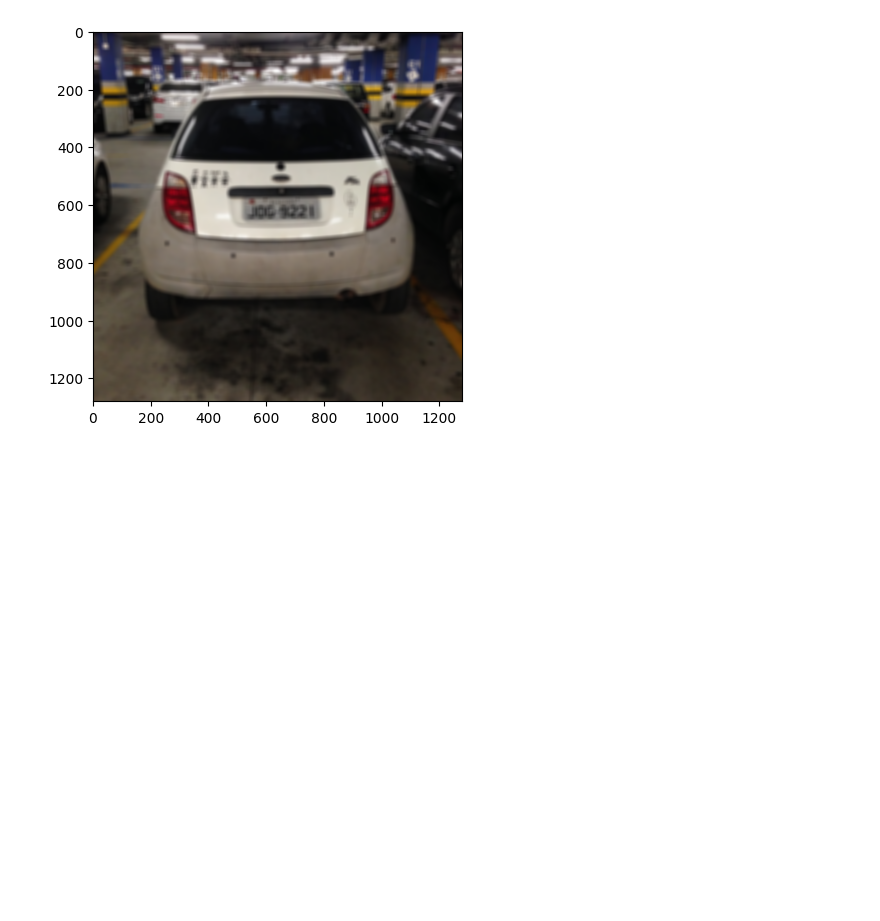
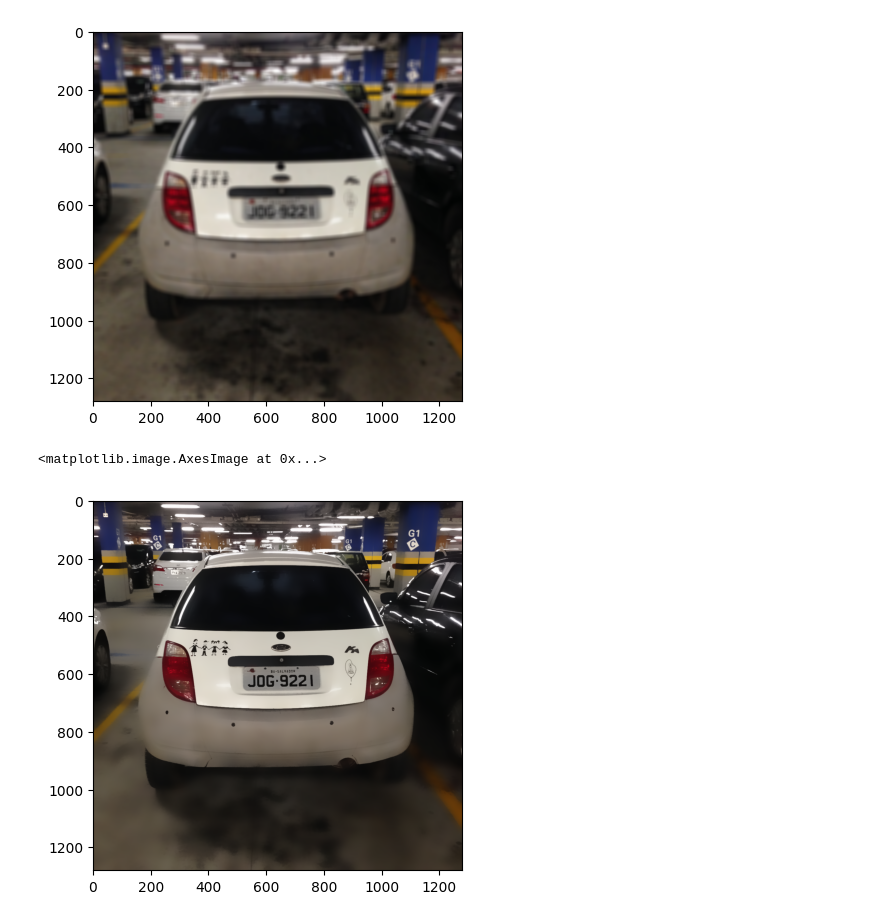
Before and after one commit to SimpleANPR/anpr, a Jupyter notebook: filters_test.ipynb, the cells around one changed output. Cells and saved outputs as stored; diff of their text form; code cells hidden in the pictures; blank space fills up the shorter version.

Commit message:
refactor: update filters notebook

```diff
--- a/filters_test.ipynb
+++ b/filters_test.ipynb
@@ -16,3 +17,9 @@ plt.imshow(mean_filter.process(img))
 # %% [output]
 <matplotlib.image.AxesImage at 0x...>
 [figure]
+# %%
+bilateral_filter = FilterBilateral(47)
+plt.imshow(bilateral_filter.process(img, 75, 75))
+# %% [output]
+<matplotlib.image.AxesImage at 0x...>
+[figure, added]
```
Also changed, not shown: parts of 1 cell of this notebook.
